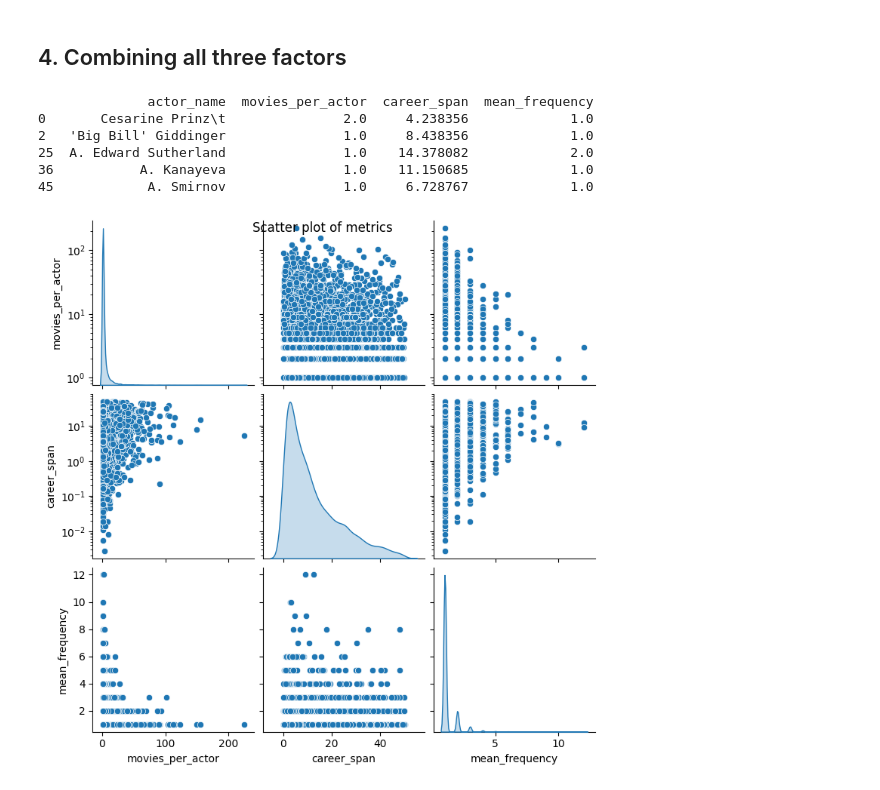
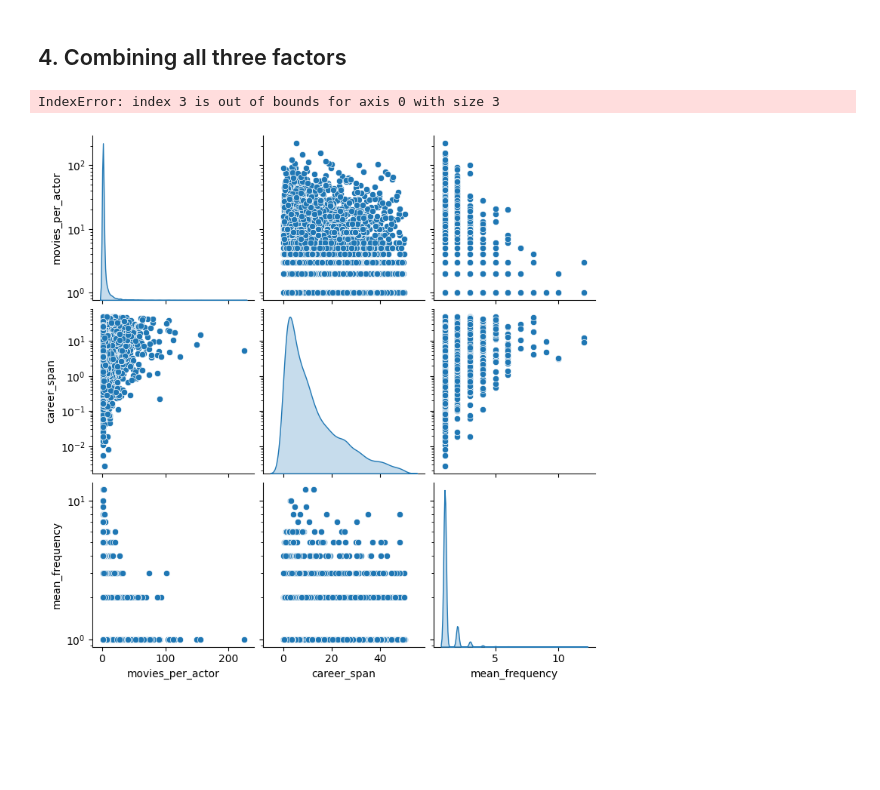
Before and after one commit to epfl-ada/ada-2023-project-datacuisiniers, a Jupyter notebook: scripts/p2_Malo.ipynb, the cells around one changed output. Saved outputs shown, nothing was run; the diff lists cells and outputs as text; code cells hidden in the pictures; blank space fills up the shorter version.

```diff
--- a/scripts/p2_Malo.ipynb
+++ b/scripts/p2_Malo.ipynb
@@ -12,7 +18,7 @@ import matplotlib.pyplot as plt
 
 column_movies = ["film_id", "movie_id", "title", "release_date", "gross_revenue", "duration_min", "language", "country", "categories"]
 
-movies_df = pd.read_csv('./Data/MovieSummaries/movie.metadata.tsv', sep='\t', header=None, names=column_movies)
+movies_df = pd.read_csv('../Data/MovieSummaries/movie.metadata.tsv', sep='\t', header=None, names=column_movies)
 movies_df.head()
 # %% [output]
 |  | film_id | movie_id | title | release_date | gross_revenue | duration_min | language | country | categories |
@@ -26,6 +32,6 @@ movies_df.head()
 
 column_characters = ["film_id", "movie_id", "release_date", "character", "born_date", "gender", "height", "ethnicity", "actor_name", "actor_age_at_movie_release", "actor_map_ID","character_ID","actor_ID"]
 
-character_df = pd.read_csv('./Data/MovieSummaries/character.metadata.tsv', sep='\t', header=None, names = column_characters)
-character_df.sample(10)
+character_df = pd.read_csv('../Data/MovieSummaries/character.metadata.tsv', sep='\t', header=None, names = column_characters)
+character_df.shape
 # %% [output]
@@ -57,7 +53,19 @@ We may look at the frequency of different actors (nb of movies/year), look at th
 character_df['release_date'] = pd.to_datetime(character_df['release_date'], errors='coerce')
 
 frequency_df = character_df.groupby(['actor_name', character_df['release_date'].dt.year]).size().reset_index(name='movie_count')
-sns.histplot(frequency_df['movie_count'], bins = 50, log = True)
+
+frequency_df = frequency_df.merge(character_df[['actor_name', 'gender']], on='actor_name', how='inner')
+frequency_df = frequency_df.drop_duplicates(subset=['actor_name', 'release_date'])
+
+count_char_df = pd.merge(character_df, movies_df[['movie_id', 'country']], on='movie_id', how='left')
+count_char_df["country"] = (count_char_df["country"].apply(json.loads).apply(format_of_country_change))
+count_char_df['region'] = count_char_df['country'].apply(get_region)
+
+frequency_df = frequency_df.merge(count_char_df[['actor_name', 'region']], on='actor_name', how='inner')
+frequency_df = frequency_df.drop_duplicates(subset=['actor_name', 'release_date'])
+
+
+sns.histplot(frequency_df['movie_count'], bins= 50, log = True)
 plt.ylabel("Number of actors")
 plt.xlabel("Number of movies per year")
 plt.title('Histogram of Frequency for Actors')
@@ -256,22 +373,26 @@ plt.show()
 # %% [markdown]
 ## 4. Combining all three factors
 # %%
-print(actor_metrics.head())
+actor_metrics = pd.DataFrame({
+    'actor_name': actor_nb_movie['actor_name'],
+    'movies_per_actor': actor_nb_movie['total_movie_count'],
+    'career_span': actor_career_span['career_span'],
+    'mean_frequency': frequency_df['movie_count'],
+})
+
+actor_metrics = actor_metrics.dropna()
+
 g = sns.pairplot(actor_metrics, diag_kind='kde')
 
-for i in range(g.axes.shape[0] - 1):
-    for j in range(g.axes.shape[1] - 1):
+# Apply log scale to all diagonal plots for better visualization
+for i in range(g.axes.shape[0]):
+    for j in range(g.axes.shape[1]):
         ax = g.axes[i, j]
         if i == j:
             ax.set_yscale('log')
 
 plt.suptitle('Scatter plot of metrics')
 plt.show()
 # %% [output]
-              actor_name  movies_per_actor  career_span  mean_frequency
-0       Cesarine Prinz\t               2.0     4.238356             1.0
-2   'Big Bill' Giddinger               1.0     8.438356             1.0
-25  A. Edward Sutherland               1.0    14.378082             2.0
-36           A. Kanayeva               1.0    11.150685             1.0
-45            A. Smirnov               1.0     6.728767             1.0
+IndexError: index 3 is out of bounds for axis 0 with size 3
-[figure, old version]
+[figure, new version]
```
Also changed, not shown: parts of 9 cells of this notebook, 1 other file.
